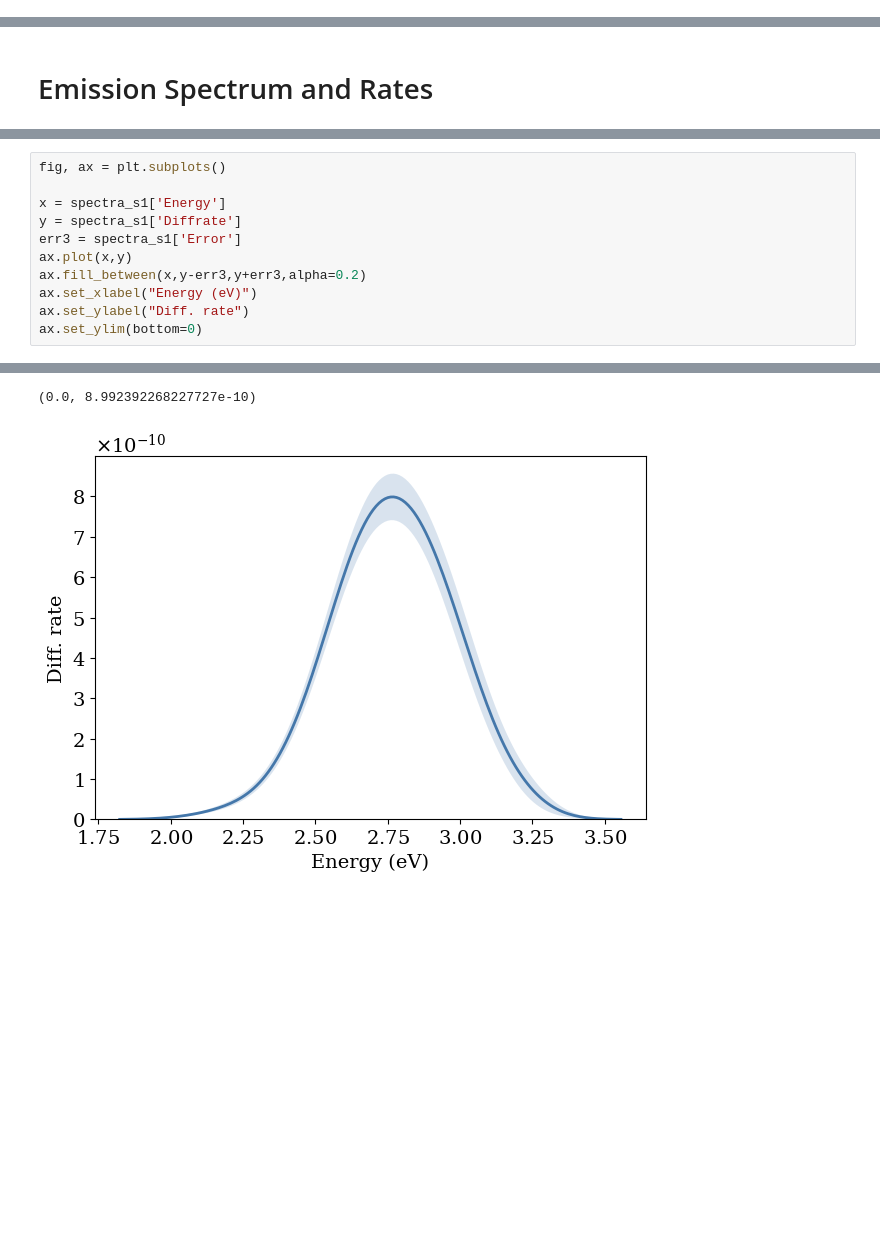
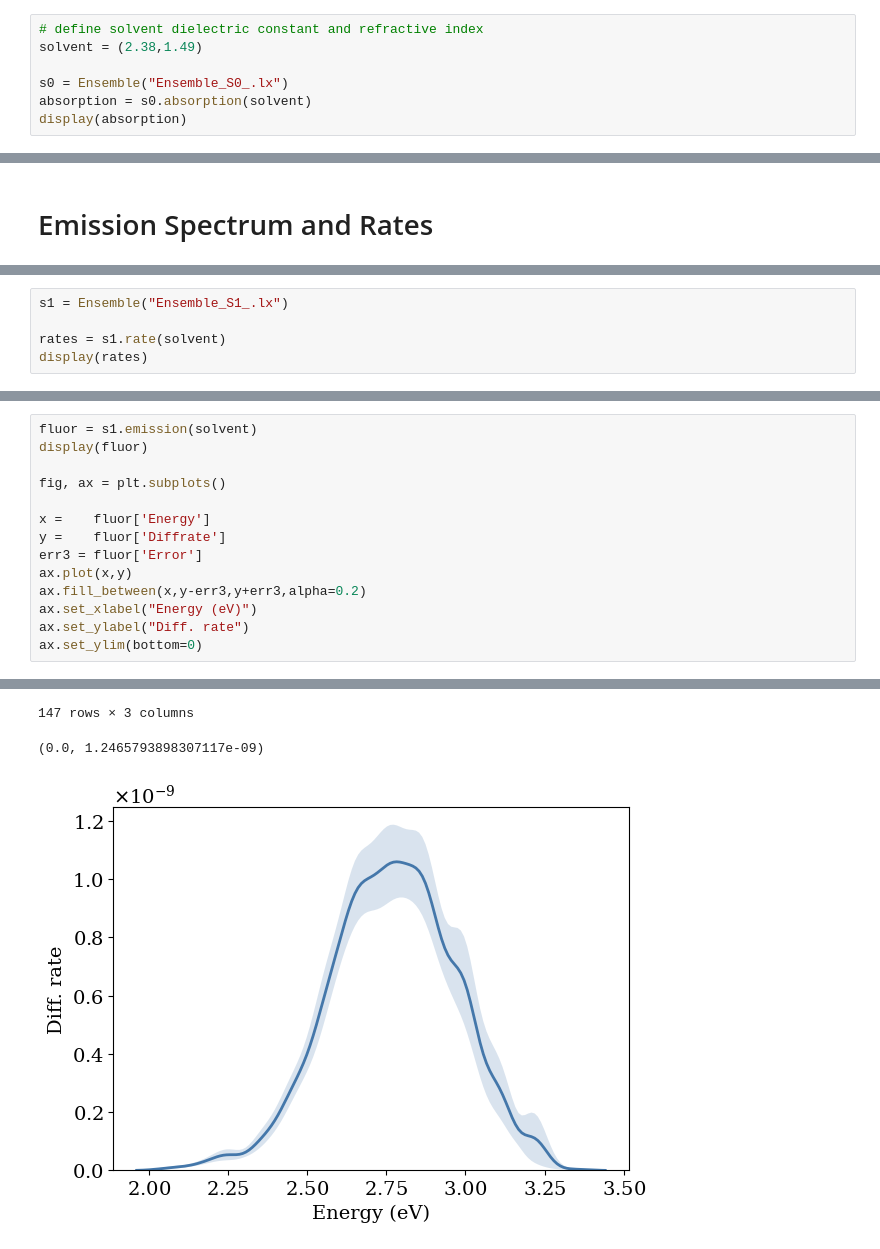
Before and after one commit to LeonardoESousa/nemoview, a Jupyter notebook: Tutorial/API.ipynb, the cells around one changed output, grey strips where cells are left out. Saved outputs shown, nothing was run; the diff lists cells and outputs as text; blank space fills up the shorter version.

```diff
--- a/Tutorial/API.ipynb
+++ b/Tutorial/API.ipynb
@@ -38,0 +10,7 @@ spectra
+# %%
+# define solvent dielectric constant and refractive index
+solvent = (2.38,1.49)
+
+s0 = Ensemble("Ensemble_S0_.lx")
+absorption = s0.absorption(solvent)
+display(absorption)
@@ -89,0 +48,5 @@ display(spectra_s1)
+# %%
+s1 = Ensemble("Ensemble_S1_.lx")
+
+rates = s1.rate(solvent)
+display(rates)
@@ -90,9 +61,12 @@ display(spectra_s1)
 # %%
+fluor = s1.emission(solvent)
+display(fluor)
+
 fig, ax = plt.subplots()
 
-x = spectra_s1['Energy']
-y = spectra_s1['Diffrate']
-err3 = spectra_s1['Error']
+x =    fluor['Energy']
+y =    fluor['Diffrate']
+err3 = fluor['Error']
 ax.plot(x,y)
 ax.fill_between(x,y-err3,y+err3,alpha=0.2)
 ax.set_xlabel("Energy (eV)")
@@ -102,2 +88,3 @@ ax.set_ylim(bottom=0)
-(0.0, 8.992392268227727e-10)
+147 rows × 3 columns
+(0.0, 1.2465793898307117e-09)
-[figure, old version]
+[figure, new version]
```
Also changed, not shown: parts of 12 cells of this notebook, 1 other file.
